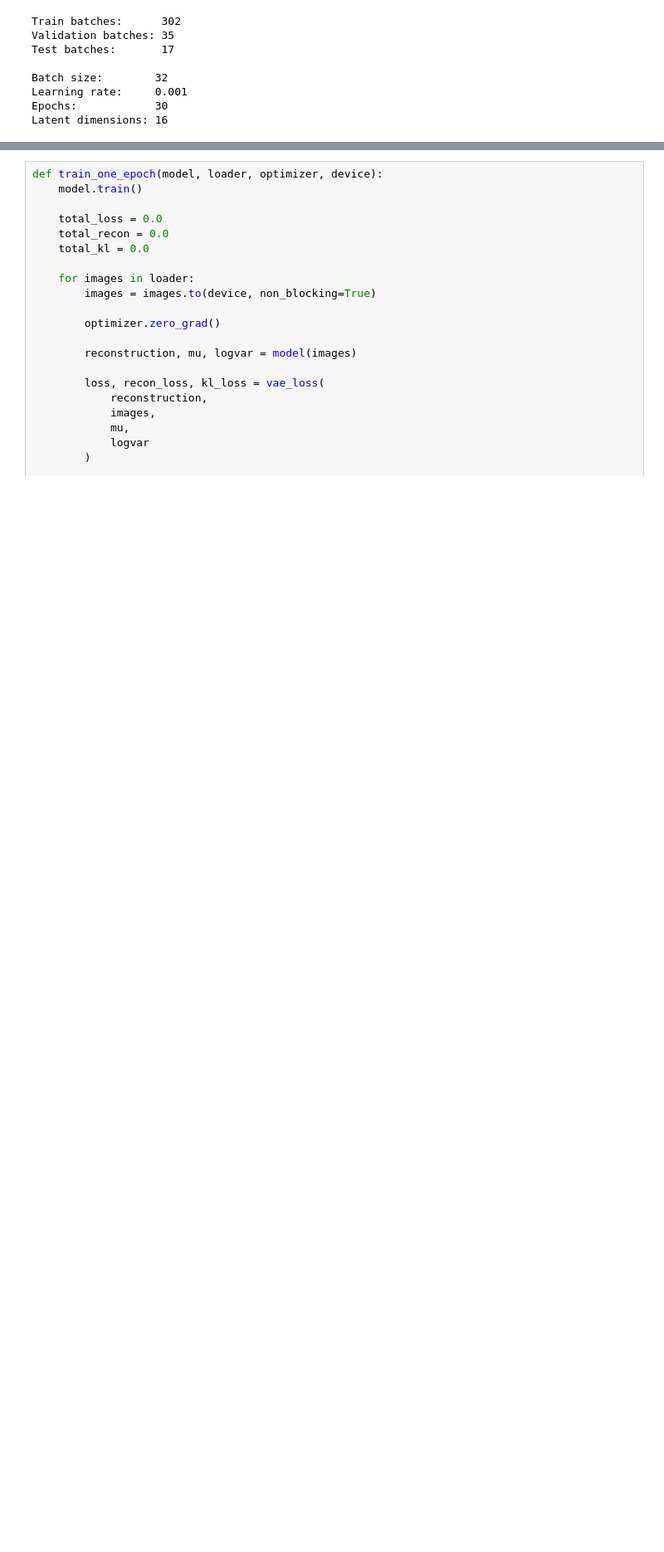
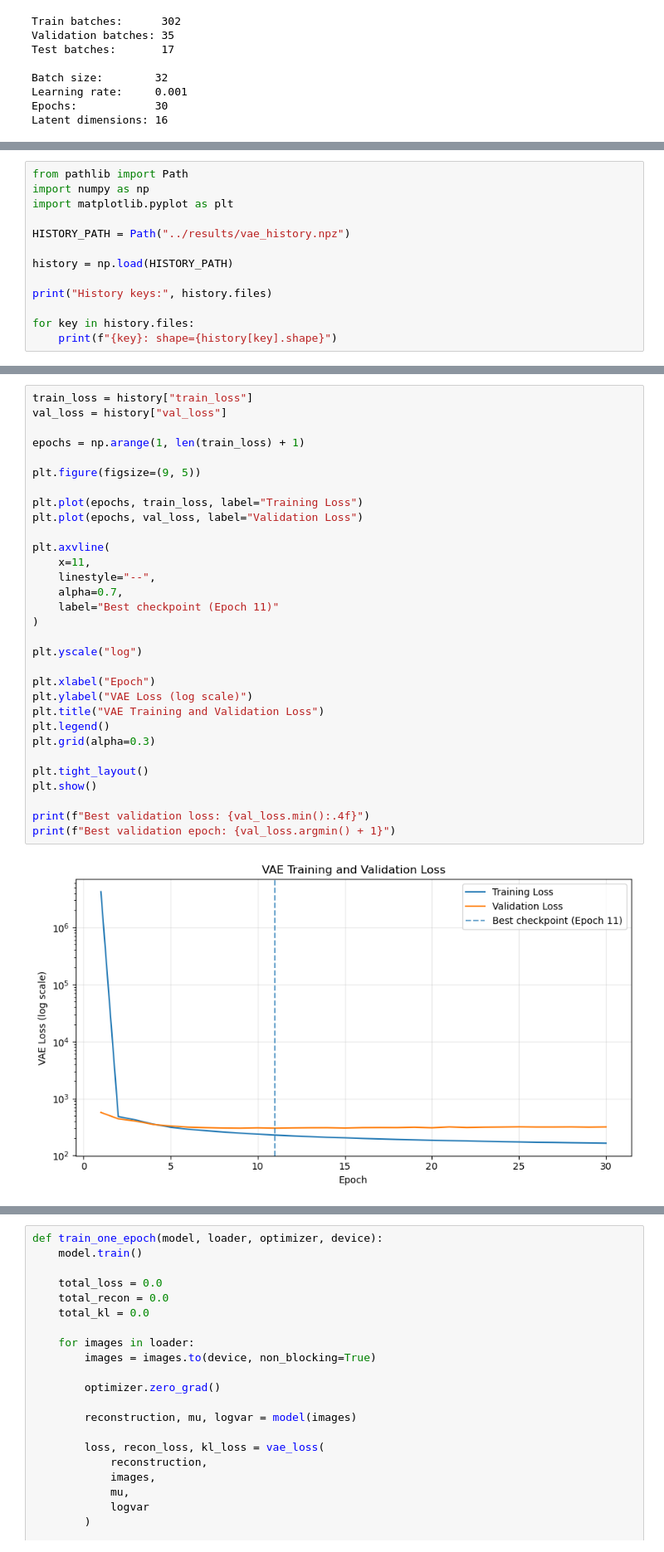
Before and after one commit to Quang365/mri-recognition, a Jupyter notebook: notebooks/VAE.ipynb, the cells around one changed output, grey strips where cells are left out. Shown at 83% size. Cells and saved outputs as stored; diff of their text form; blank space fills up the shorter version.

Commit message:
Add VAE training results and latent space visualisation

```diff
--- a/notebooks/VAE.ipynb
+++ b/notebooks/VAE.ipynb
@@ -295,0 +318,13 @@ Latent dimensions: 16
+# %%
+from pathlib import Path
+import numpy as np
+import matplotlib.pyplot as plt
+
+HISTORY_PATH = Path("../results/vae_history.npz")
+
+history = np.load(HISTORY_PATH)
+
+print("History keys:", history.files)
+
+for key in history.files:
+    print(f"{key}: shape={history[key].shape}")
@@ -295,0 +339,33 @@ Latent dimensions: 16
+# %%
+train_loss = history["train_loss"]
+val_loss = history["val_loss"]
+
+epochs = np.arange(1, len(train_loss) + 1)
+
+plt.figure(figsize=(9, 5))
+
+plt.plot(epochs, train_loss, label="Training Loss")
+plt.plot(epochs, val_loss, label="Validation Loss")
+
+plt.axvline(
+    x=11,
+    linestyle="--",
+    alpha=0.7,
+    label="Best checkpoint (Epoch 11)"
+)
+
+plt.yscale("log")
+
+plt.xlabel("Epoch")
+plt.ylabel("VAE Loss (log scale)")
+plt.title("VAE Training and Validation Loss")
+plt.legend()
+plt.grid(alpha=0.3)
+
+plt.tight_layout()
+plt.show()
+
+print(f"Best validation loss: {val_loss.min():.4f}")
+print(f"Best validation epoch: {val_loss.argmin() + 1}")
+# %% [output]
+[figure, added]
```
Also changed, not shown: parts of 11 cells of this notebook.
